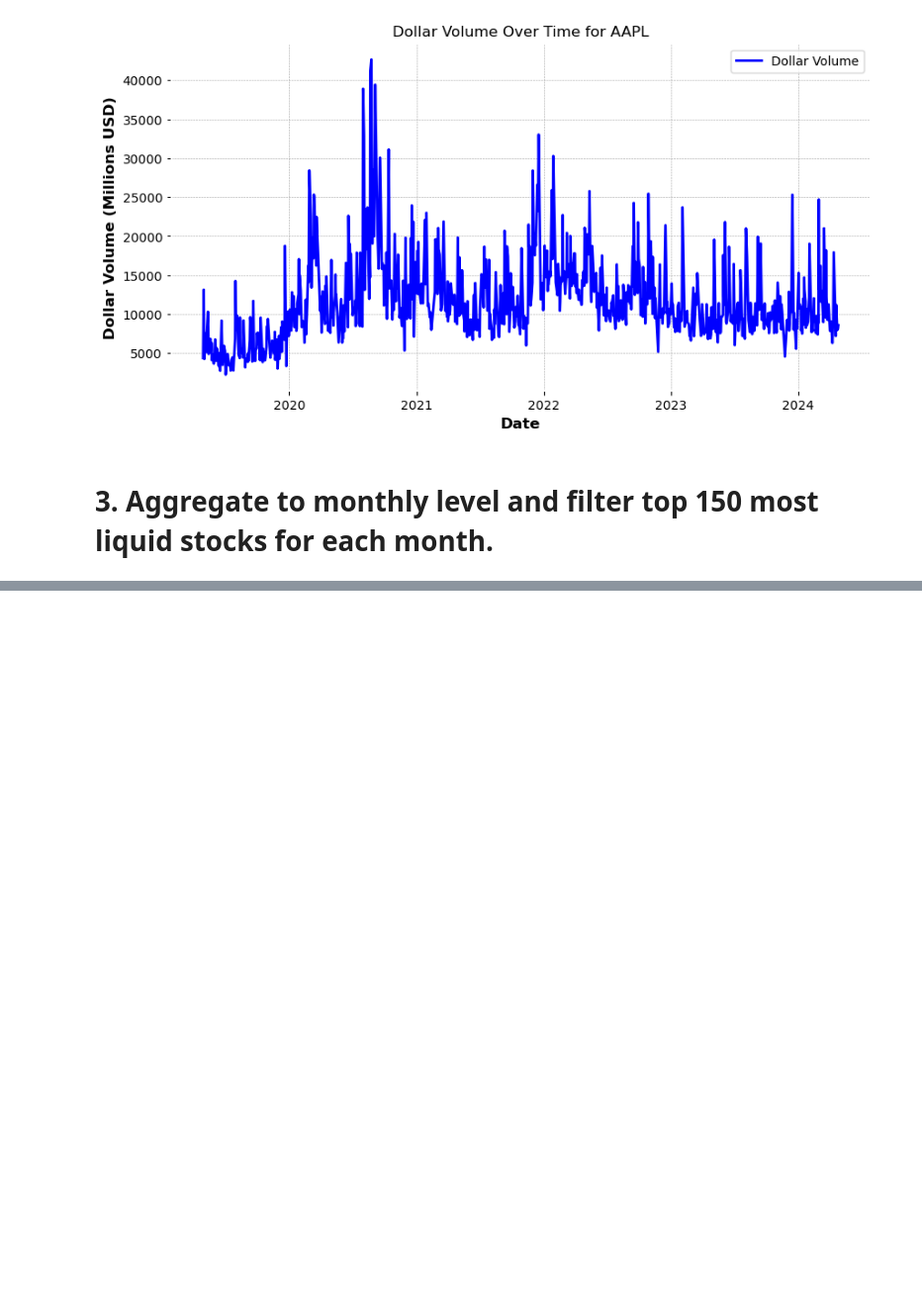
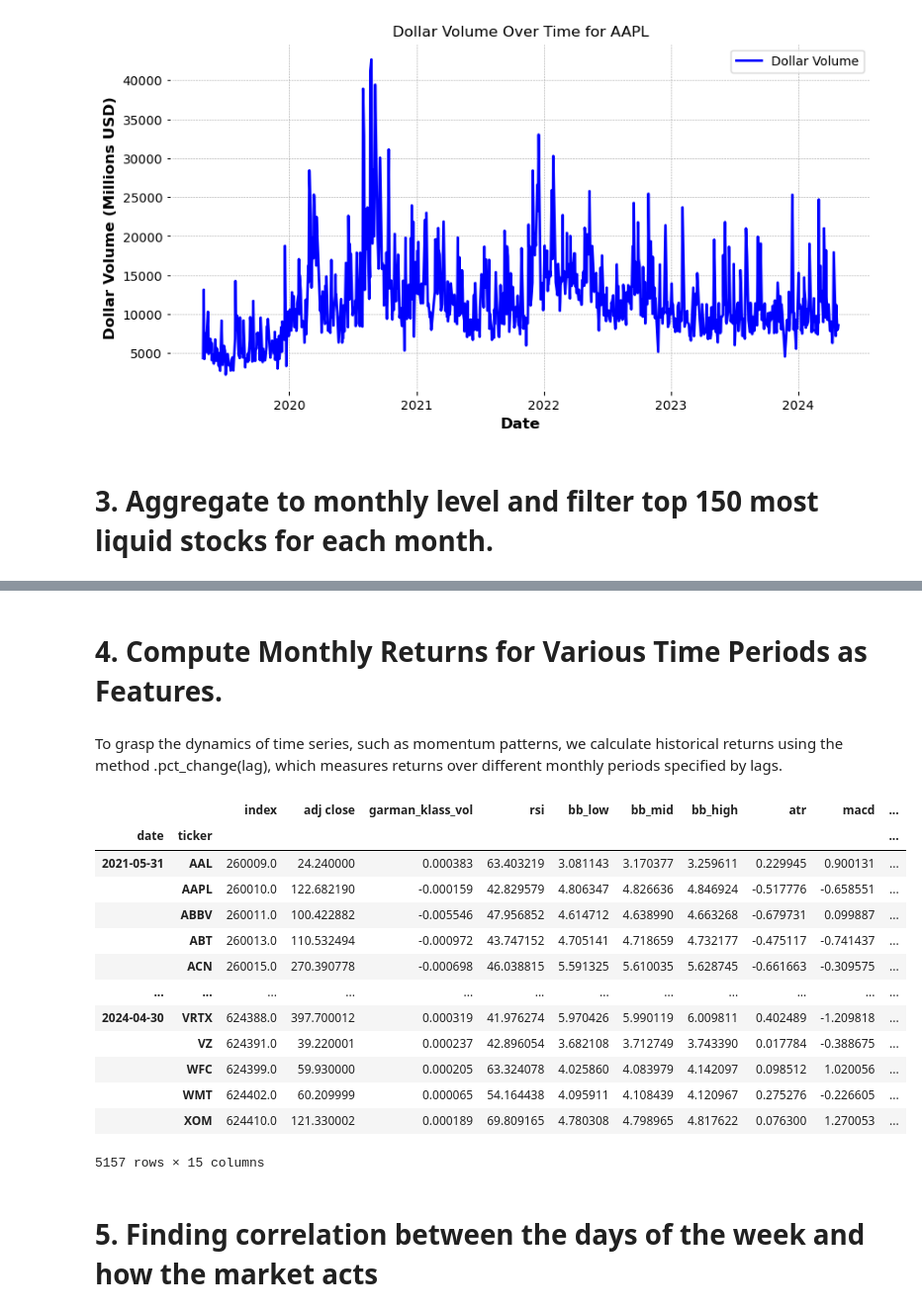
Before and after one commit to guilhermecff/Algorithmic-Trading, a Jupyter notebook: Algorithmic-Trading.ipynb, the cells around one changed output, grey strips where cells are left out. Shown: that part at 99% size. Saved outputs shown, nothing was run; the diff lists cells and outputs as text; code cells hidden in the pictures; blank space fills up the shorter version.

Commit message:
Continuando a análise, descobrindo momentum e volatilidade por dia

```diff
--- a/Algorithmic-Trading.ipynb
+++ b/Algorithmic-Trading.ipynb
@@ -276,0 +292,8 @@ df
+# %%
+data['dollar_volume'] = (data.loc[:, 'dollar_volume'].unstack('ticker').rolling(5*12, min_periods=12).mean().stack())
+
+data['dollar_vol_rank'] = (data.groupby('date')['dollar_volume'].rank(ascending=False))
+
+data = data[data['dollar_vol_rank']<150].drop(['dollar_volume', 'dollar_vol_rank'], axis=1)
+
+data
@@ -276,0 +315,43 @@ df
+# %% [markdown]
+# 4. Compute Monthly Returns for Various Time Periods as Features.
+# %% [markdown]
+To grasp the dynamics of time series, such as momentum patterns, we calculate historical returns using the method .pct_change(lag), which measures returns over different monthly periods specified by lags.
+# %%
+def calculate_returns(df):
+
+    outlier_cutoff = 0.005
+
+    lags = [1, 2, 3, 6, 9, 12]
+
+    for lag in lags:
+
+        df[f'return_{lag}m'] = (df['adj close']
+                              .pct_change(lag)
+                              .pipe(lambda x: x.clip(lower=x.quantile(outlier_cutoff),
+                                                     upper=x.quantile(1-outlier_cutoff)))
+                              .add(1)
+                              .pow(1/lag)
+                              .sub(1))
+    return df
+
+
+data = data.groupby(level=1, group_keys=False).apply(calculate_returns).dropna()
+
+data
+# %% [output]
+|  |  | index | adj close | garman_klass_vol | rsi | bb_low | bb_mid | bb_high | atr | macd | ... |
+| date | ticker |  |  |  |  |  |  |  |  |  | ... |
+| 2021-05-31 | AAL | 260009.0 | 24.240000 | 0.000383 | 63.403219 | 3.081143 | 3.170377 | 3.259611 | 0.229945 | 0.900131 | ... |
+|  | AAPL | 260010.0 | 122.682190 | -0.000159 | 42.829579 | 4.806347 | 4.826636 | 4.846924 | -0.517776 | -0.658551 | ... |
+|  | ABBV | 260011.0 | 100.422882 | -0.005546 | 47.956852 | 4.614712 | 4.638990 | 4.663268 | -0.679731 | 0.099887 | ... |
+|  | ABT | 260013.0 | 110.532494 | -0.000972 | 43.747152 | 4.705141 | 4.718659 | 4.732177 | -0.475117 | -0.741437 | ... |
+|  | ACN | 260015.0 | 270.390778 | -0.000698 | 46.038815 | 5.591325 | 5.610035 | 5.628745 | -0.661663 | -0.309575 | ... |
+| ... | ... | ... | ... | ... | ... | ... | ... | ... | ... | ... | ... |
+| 2024-04-30 | VRTX | 624388.0 | 397.700012 | 0.000319 | 41.976274 | 5.970426 | 5.990119 | 6.009811 | 0.402489 | -1.209818 | ... |
+|  | VZ | 624391.0 | 39.220001 | 0.000237 | 42.896054 | 3.682108 | 3.712749 | 3.743390 | 0.017784 | -0.388675 | ... |
+|  | WFC | 624399.0 | 59.930000 | 0.000205 | 63.324078 | 4.025860 | 4.083979 | 4.142097 | 0.098512 | 1.020056 | ... |
+|  | WMT | 624402.0 | 60.209999 | 0.000065 | 54.164438 | 4.095911 | 4.108439 | 4.120967 | 0.275276 | -0.226605 | ... |
+|  | XOM | 624410.0 | 121.330002 | 0.000189 | 69.809165 | 4.780308 | 4.798965 | 4.817622 | 0.076300 | 1.270053 | ... |
+5157 rows × 15 columns
+# %% [markdown]
+# 5. Finding correlation between the days of the week and how the market acts
```
Also changed, not shown: parts of 13 cells of this notebook.
